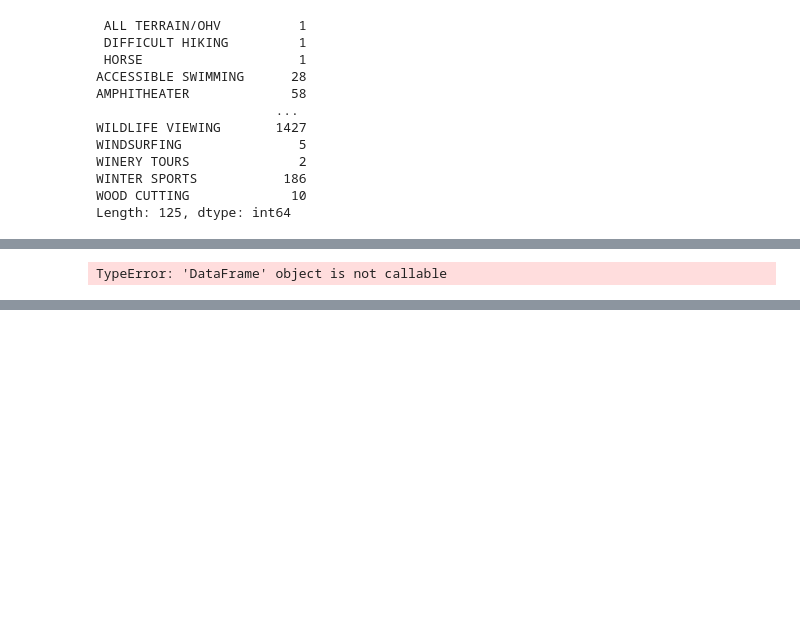
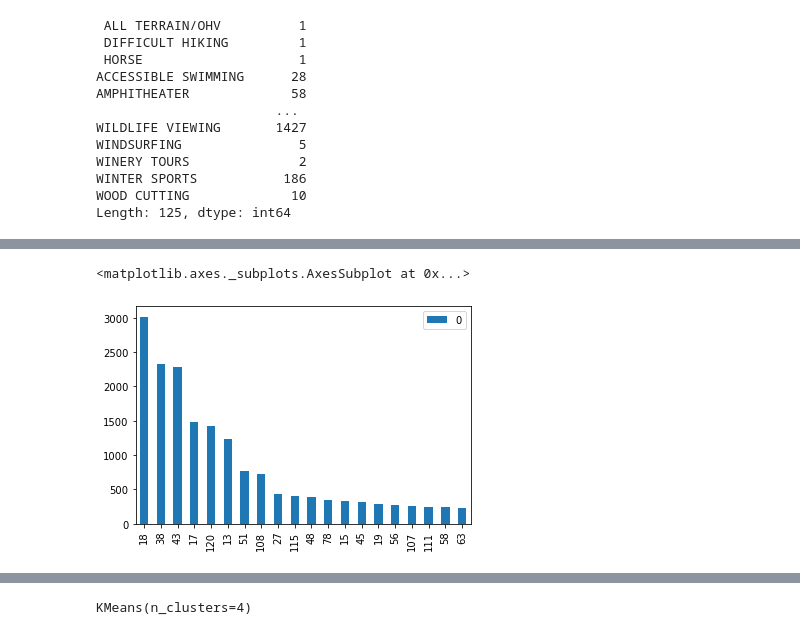
Before and after one commit to newbeadwork/Campground_Analysis_with_Machine_Learning, a Jupyter notebook: Data_Cleaning_File_SD.ipynb, the cells around one changed output, grey strips where cells are left out. Cells and saved outputs as stored; diff of their text form; code cells hidden in the pictures; blank space fills up the shorter version.

Commit message:
shadia clustering

```diff
--- a/Data_Cleaning_File_SD.ipynb
+++ b/Data_Cleaning_File_SD.ipynb
@@ -68,7 +68,7 @@ WINTER SPORTS           186
 WOOD CUTTING             10
 Length: 125, dtype: int64
 # %%
-Activity_Ranking = pd.DataFrame(Activity_Ranking)(header=True)
+Activity_Ranking = pd.DataFrame(Activity_Ranking)
 Activities_Ranking = Activity_Ranking.reset_index().sort_values([0], ascending=False)
-Activities_Ranking.head(20)
+Activities_Ranking.head(20).
 # %% [output]
@@ -76,7 +92,8 @@ TypeError: 'DataFrame' object is not callable
-# %%
-Activities_Ranking(header=True)
-# %% [output]
-TypeError: 'DataFrame' object is not callable
+# %%
+Activities_Ranking.head(20).plot(kind="bar")
+# %% [output]
+<matplotlib.axes._subplots.AxesSubplot at 0x...>
+[figure, added]
 # %%
 full_activities_data = pd.concat([data,Activities], axis=1)
 full_activities_data
@@ -98,0 +121,5 @@ full_activities_data.to_csv("Resources/data/full_activities_data_clean.csv", ind
+# %%
+# Fit the model to the data
+kmeans.fit(Activity_Ranking)
+# %% [output]
+KMeans(n_clusters=4)
```
Also changed, not shown: parts of 4 cells of this notebook, 6 other files.
